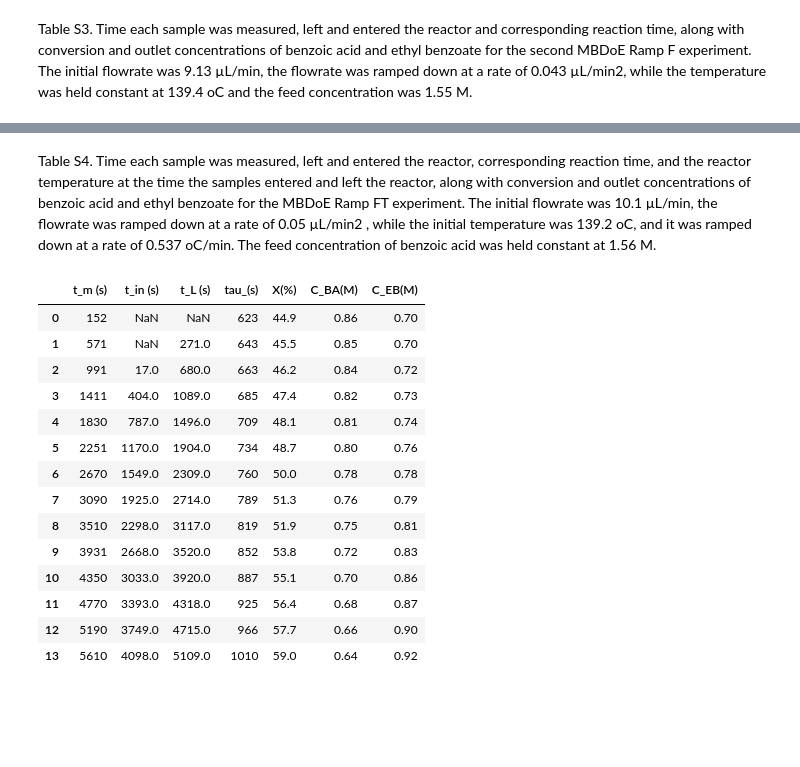
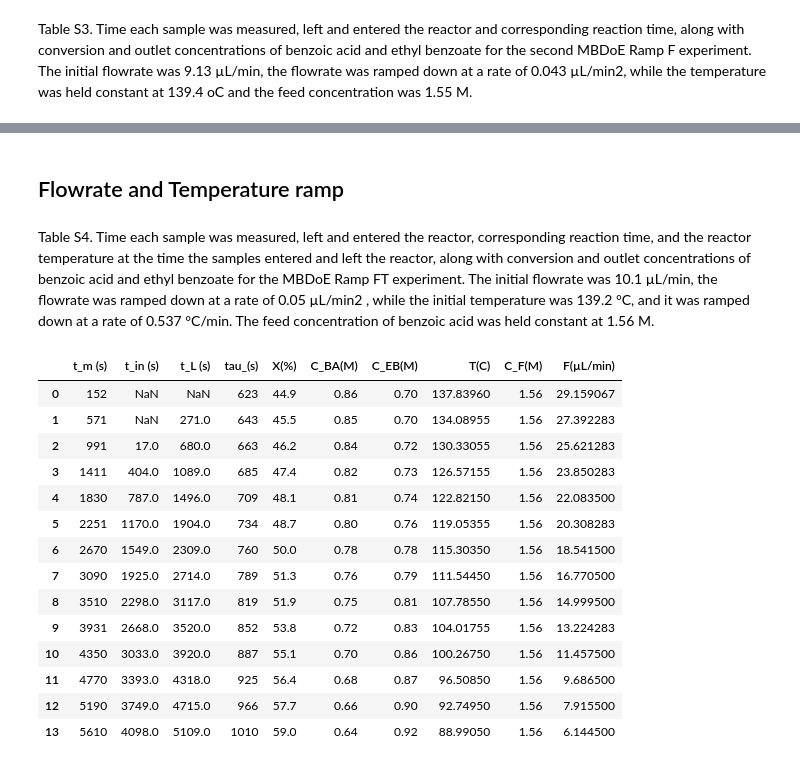
Before and after one commit to smondal13/optimization-project, a Jupyter notebook: MBDOE-project.ipynb, the cells around one changed output, grey strips where cells are left out. Cells and saved outputs as stored; diff of their text form; code cells hidden in the pictures; blank space fills up the shorter version.

```diff
--- a/MBDOE-project.ipynb
+++ b/MBDOE-project.ipynb
@@ -152,40 +206,57 @@ ramp_F2
+# %% [markdown]
+## Flowrate and Temperature ramp
 # %% [markdown]
 Table S4. Time each sample was measured, left and entered the reactor, corresponding reaction time, and the
 reactor temperature at the time the samples entered and left the reactor, along with conversion and outlet
 concentrations of benzoic acid and ethyl benzoate for the MBDoE Ramp FT experiment. The initial flowrate
 was 10.1 µL/min, the flowrate was ramped down at a rate of 0.05 µL/min2
 , while the initial temperature was
-139.2 oC, and it was ramped down at a rate of 0.537 oC/min. The feed concentration of benzoic acid was held
+139.2 °C, and it was ramped down at a rate of 0.537 °C/min. The feed concentration of benzoic acid was held
 constant at 1.56 M.
 # %%
 data_FT = {
     "Time the sample was measured (s)": [419, 840, 1260, 1679, 2099, 2519, 2939, 3359, 3779, 4199, 4619, 5038, 5457, 5876],
     "Time the sample entered the reactor (s)": ["NA", "NA", 354, 739, 1124, 1505, 1883, 2258, 2629, 2996, 3358, 3714, 4064, 4407],
     "Time the sample left the reactor (s)": ["NA", 150, 561, 971, 1379, 1786, 2193, 2599, 3003, 3406, 3807, 4206, 4602, 4995],
     "Sample reaction time (s)": [577, 596, 617, 639, 663, 688, 716, 745, 777, 811, 848, 888, 931, 979],
     "Reactor temperature at time tini (°C)": [139.2, 139.2, 136.0, 132.6, 129.1, 125.7, 122.3, 119.0, 115.7, 112.4, 109.1, 106.0, 102.8, 99.8],
     "Reactor temperature at time tLi (°C)": [139.2, 134.2, 130.5, 126.9, 123.2, 119.6, 115.9, 112.3, 108.7, 105.1, 101.6, 98.0, 94.5, 91.0],
     "X Conversion (%)": [41.5, 39.6, 35.1, 31.2, 26.7, 23.5, 19.7, 17.1, 14.5, 12.6, 10.0, 8.7, 7.5, 6.2],
     "Outlet Conc. Benzoic Acid (M)": [0.91, 0.94, 1.01, 1.07, 1.14, 1.19, 1.25, 1.29, 1.33, 1.36, 1.40, 1.42, 1.44, 1.46],
     "Outlet Conc. Ethyl Benzoate (M)": [0.64, 0.62, 0.55, 0.49, 0.42, 0.37, 0.31, 0.27, 0.22, 0.19, 0.16, 0.13, 0.11, 0.09]
 }
 
 ramp_FT = pd.DataFrame(data_FR2)
 ramp_FT.columns = columns=["t_m (s)", "t_in (s)", "t_L (s)", "tau_(s)", "X(%)", "C_BA(M)", "C_EB(M)"]
+
+# adding the temperature to the data
+T_ramp_rate = 0.537 # °C/min
+time_elapsed = ramp_FT['t_m (s)']
+ramp_FT["T(C)"] = 139.2 - (T_ramp_rate * time_elapsed / 60)
+
+# adding the feed concentration to the data
+ramp_FT["C_F(M)"] = 1.56  # M
+
+# adding the ramped flowrate to the data
+initial_flowrate = 29.8  # µL/min
+ramp_rate = 0.253  # µL/min^2
+
+# Calculate the flowrate at each time point
+ramp_FT['F(µL/min)'] = initial_flowrate - (ramp_rate * time_elapsed / 60)
 ramp_FT
 # %% [output]
-|  | t_m (s) | t_in (s) | t_L (s) | tau_(s) | X(%) | C_BA(M) | C_EB(M) |
-| 0 | 152 | NaN | NaN | 623 | 44.9 | 0.86 | 0.70 |
-| 1 | 571 | NaN | 271.0 | 643 | 45.5 | 0.85 | 0.70 |
-| 2 | 991 | 17.0 | 680.0 | 663 | 46.2 | 0.84 | 0.72 |
-| 3 | 1411 | 404.0 | 1089.0 | 685 | 47.4 | 0.82 | 0.73 |
-| 4 | 1830 | 787.0 | 1496.0 | 709 | 48.1 | 0.81 | 0.74 |
-| 5 | 2251 | 1170.0 | 1904.0 | 734 | 48.7 | 0.80 | 0.76 |
-| 6 | 2670 | 1549.0 | 2309.0 | 760 | 50.0 | 0.78 | 0.78 |
-| 7 | 3090 | 1925.0 | 2714.0 | 789 | 51.3 | 0.76 | 0.79 |
-| 8 | 3510 | 2298.0 | 3117.0 | 819 | 51.9 | 0.75 | 0.81 |
-| 9 | 3931 | 2668.0 | 3520.0 | 852 | 53.8 | 0.72 | 0.83 |
-| 10 | 4350 | 3033.0 | 3920.0 | 887 | 55.1 | 0.70 | 0.86 |
-| 11 | 4770 | 3393.0 | 4318.0 | 925 | 56.4 | 0.68 | 0.87 |
-| 12 | 5190 | 3749.0 | 4715.0 | 966 | 57.7 | 0.66 | 0.90 |
-| 13 | 5610 | 4098.0 | 5109.0 | 1010 | 59.0 | 0.64 | 0.92 |
+|  | t_m (s) | t_in (s) | t_L (s) | tau_(s) | X(%) | C_BA(M) | C_EB(M) | T(C) | C_F(M) | F(µL/min) |
+| 0 | 152 | NaN | NaN | 623 | 44.9 | 0.86 | 0.70 | 137.83960 | 1.56 | 29.159067 |
+| 1 | 571 | NaN | 271.0 | 643 | 45.5 | 0.85 | 0.70 | 134.08955 | 1.56 | 27.392283 |
+| 2 | 991 | 17.0 | 680.0 | 663 | 46.2 | 0.84 | 0.72 | 130.33055 | 1.56 | 25.621283 |
+| 3 | 1411 | 404.0 | 1089.0 | 685 | 47.4 | 0.82 | 0.73 | 126.57155 | 1.56 | 23.850283 |
+| 4 | 1830 | 787.0 | 1496.0 | 709 | 48.1 | 0.81 | 0.74 | 122.82150 | 1.56 | 22.083500 |
+| 5 | 2251 | 1170.0 | 1904.0 | 734 | 48.7 | 0.80 | 0.76 | 119.05355 | 1.56 | 20.308283 |
+| 6 | 2670 | 1549.0 | 2309.0 | 760 | 50.0 | 0.78 | 0.78 | 115.30350 | 1.56 | 18.541500 |
+| 7 | 3090 | 1925.0 | 2714.0 | 789 | 51.3 | 0.76 | 0.79 | 111.54450 | 1.56 | 16.770500 |
+| 8 | 3510 | 2298.0 | 3117.0 | 819 | 51.9 | 0.75 | 0.81 | 107.78550 | 1.56 | 14.999500 |
+| 9 | 3931 | 2668.0 | 3520.0 | 852 | 53.8 | 0.72 | 0.83 | 104.01755 | 1.56 | 13.224283 |
+| 10 | 4350 | 3033.0 | 3920.0 | 887 | 55.1 | 0.70 | 0.86 | 100.26750 | 1.56 | 11.457500 |
+| 11 | 4770 | 3393.0 | 4318.0 | 925 | 56.4 | 0.68 | 0.87 | 96.50850 | 1.56 | 9.686500 |
+| 12 | 5190 | 3749.0 | 4715.0 | 966 | 57.7 | 0.66 | 0.90 | 92.74950 | 1.56 | 7.915500 |
+| 13 | 5610 | 4098.0 | 5109.0 | 1010 | 59.0 | 0.64 | 0.92 | 88.99050 | 1.56 | 6.144500 |
```
Also changed, not shown: parts of 7 cells of this notebook.
